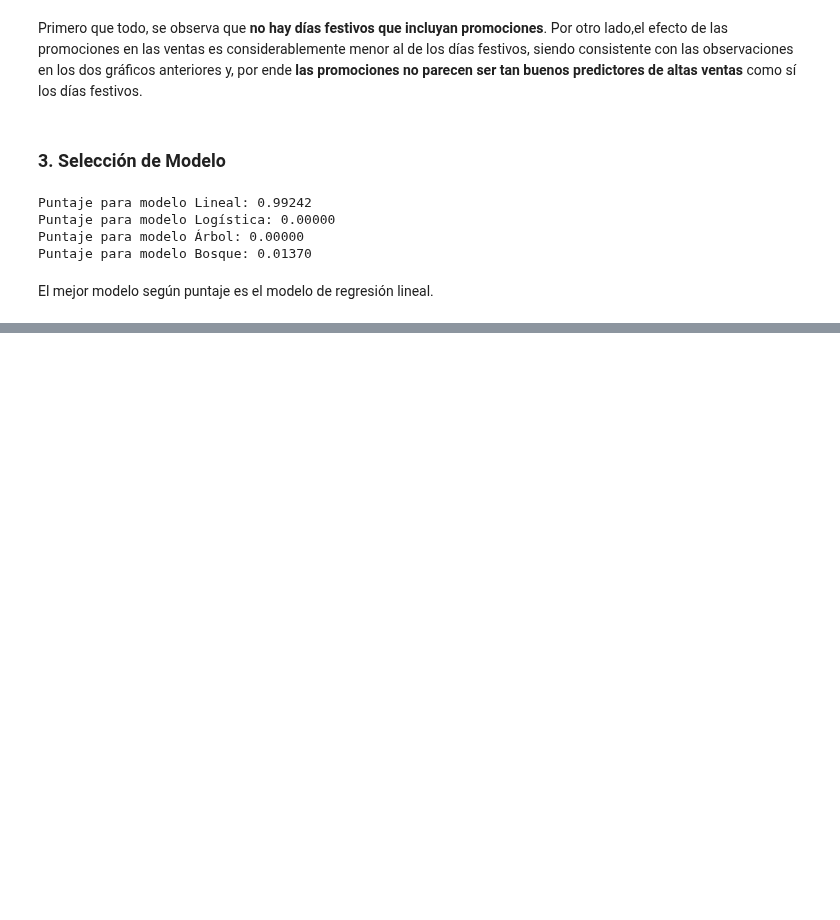
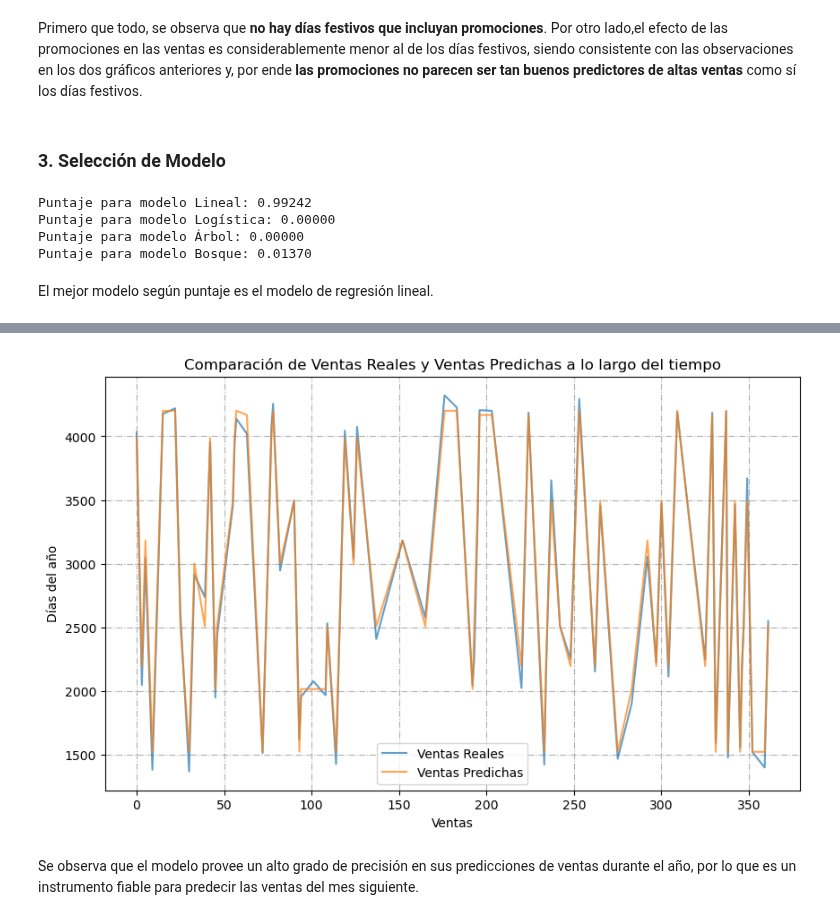
Before and after one commit to frgonzalezb/Udemy_Python_Total_DS_ML, a Jupyter notebook: 11_Machine_Learning_I/Proyecto/Proyecto de Día 11 - Análisis Predictivo para una Tienda Minorista.ipynb, the cells around one changed output, grey strips where cells are left out. Cells and saved outputs as stored; diff of their text form; code cells hidden in the pictures; blank space fills up the shorter version.

```diff
--- a/11_Machine_Learning_I/Proyecto/Proyecto de Día 11 - Análisis Predictivo para una Tienda Minorista.ipynb
+++ b/11_Machine_Learning_I/Proyecto/Proyecto de Día 11 - Análisis Predictivo para una Tienda Minorista.ipynb
@@ -420,0 +460,18 @@ El mejor modelo según puntaje es el modelo de regresión lineal.
+# %%
+# Predicciones a lo largo del tiempo
+df_test: pd.DataFrame = pd.DataFrame({'Real': y_test, 'Predicción': predicciones})
+df_test = df_test.sort_index()
+
+plt.figure(figsize=(10, 6))
+plt.plot(df_test['Real'], label='Ventas Reales', alpha=0.7)
+plt.plot(df_test['Predicción'], label='Ventas Predichas', alpha=0.7)
+plt.title('Comparación de Ventas Reales y Ventas Predichas a lo largo del tiempo')
+plt.grid(True, linestyle='-.')
+plt.xlabel('Ventas')
+plt.ylabel('Días del año')
+plt.legend()
+plt.show()
+# %% [output]
+[figure, added]
+# %% [markdown]
+Se observa que el modelo provee un alto grado de precisión en sus predicciones de ventas durante el año, por lo que es un instrumento fiable para predecir las ventas del mes siguiente.
```
Also changed, not shown: parts of 3 cells of this notebook.
